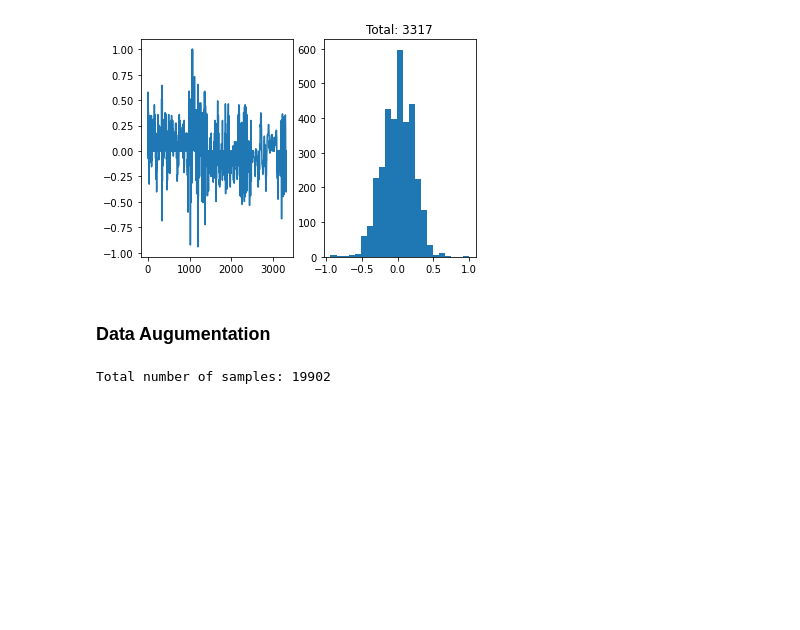
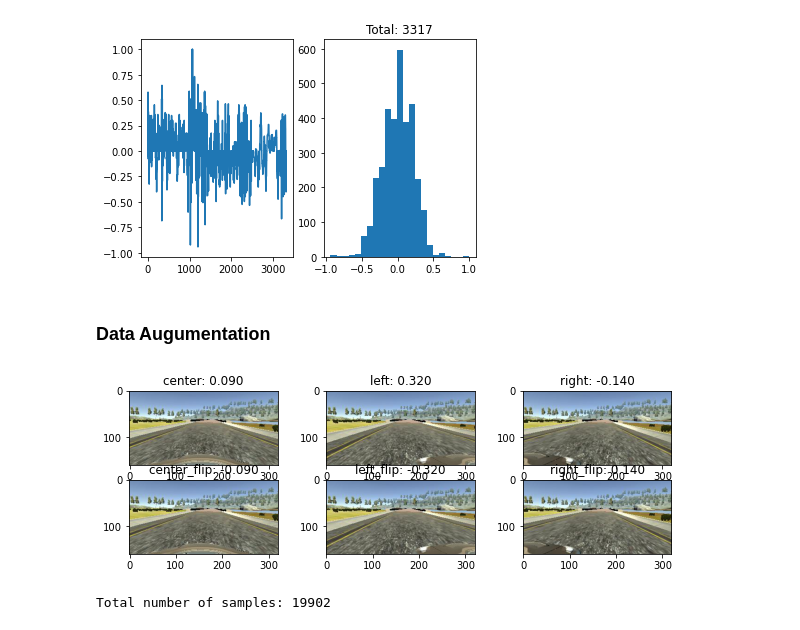
Before and after one commit to ssh199898/CarND-Behavioral-Cloning, a Jupyter notebook: pipeline.ipynb, the cells around one changed output. Saved outputs shown, nothing was run; the diff lists cells and outputs as text; code cells hidden in the pictures; blank space fills up the shorter version.

Commit message:
augumentation sample attached

```diff
--- a/pipeline.ipynb
+++ b/pipeline.ipynb
@@ -89,6 +89,29 @@ plt.show()
 [figure]
 # %% [markdown]
 ### Data Augumentation
+# %%
+steering_bias = 0.23
+title = ['center', 'left', 'right', 'center_flip', 'left_flip', 'right_flip']
+
+sample = samples[70]
+img = []
+img.append([sample[0], sample[3], False])
+img.append([sample[1], sample[3]+steering_bias, False])
+img.append([sample[2], sample[3]-steering_bias, False])
+img.append([sample[0], -sample[3], True])
+img.append([sample[1], -(sample[3]+steering_bias), True])
+img.append([sample[2], -(sample[3]-steering_bias), True])
+
+plt.figure(figsize=(10,5))
+for i in range(6):
+    val_im = plt.imread(img[i][0])
+    plt.subplot(2,3,i+1)
+    plt.title(f'{title[i]}: {img[i][1]:.3f}')
+    plt.imshow(val_im)
+
+plt.show()
+# %% [output]
+[figure, added]
 # %%
 steering_bias = 0.23
 
```
Also changed, not shown: parts of 1 cell of this notebook, 2 other files.
